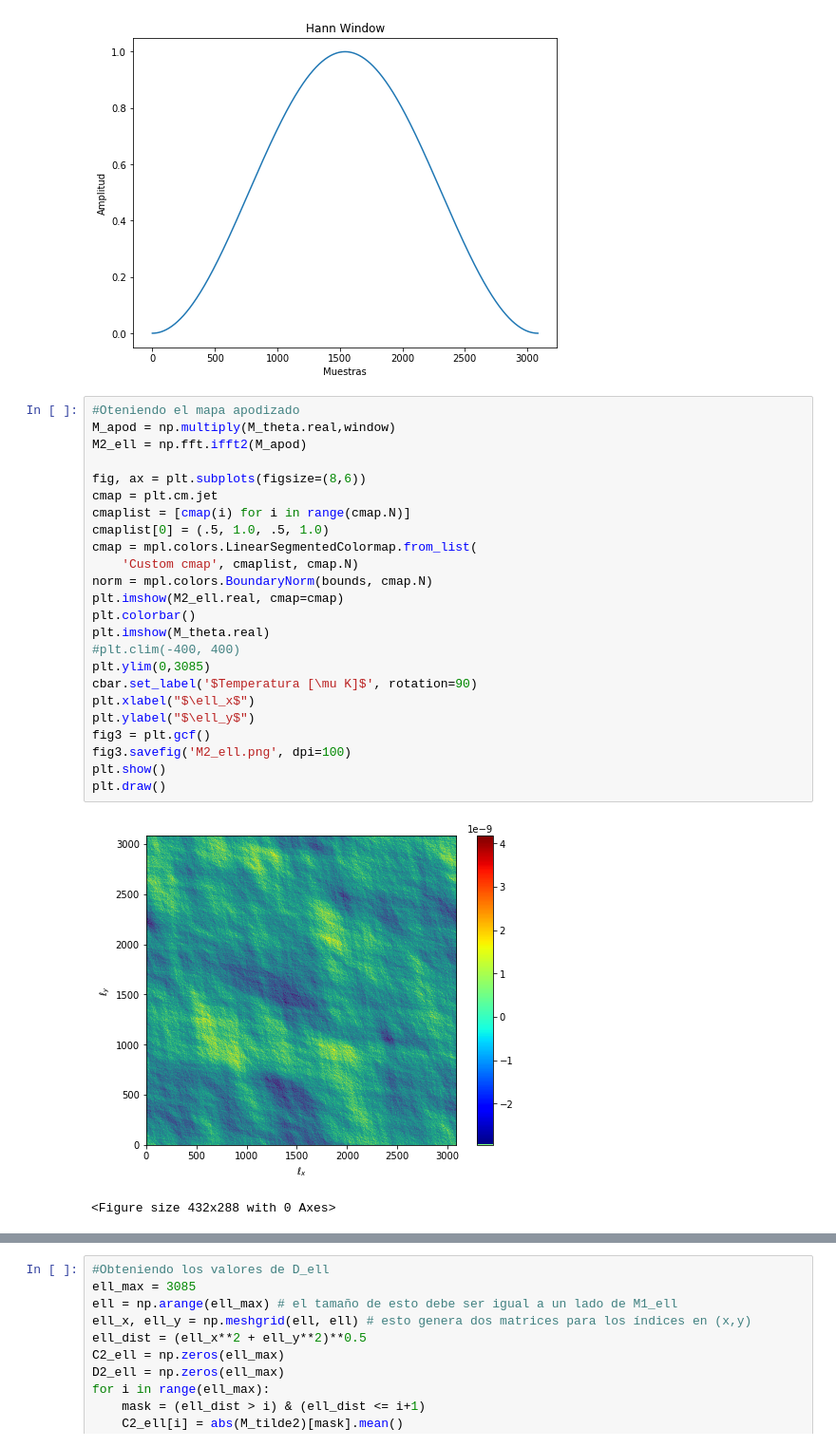
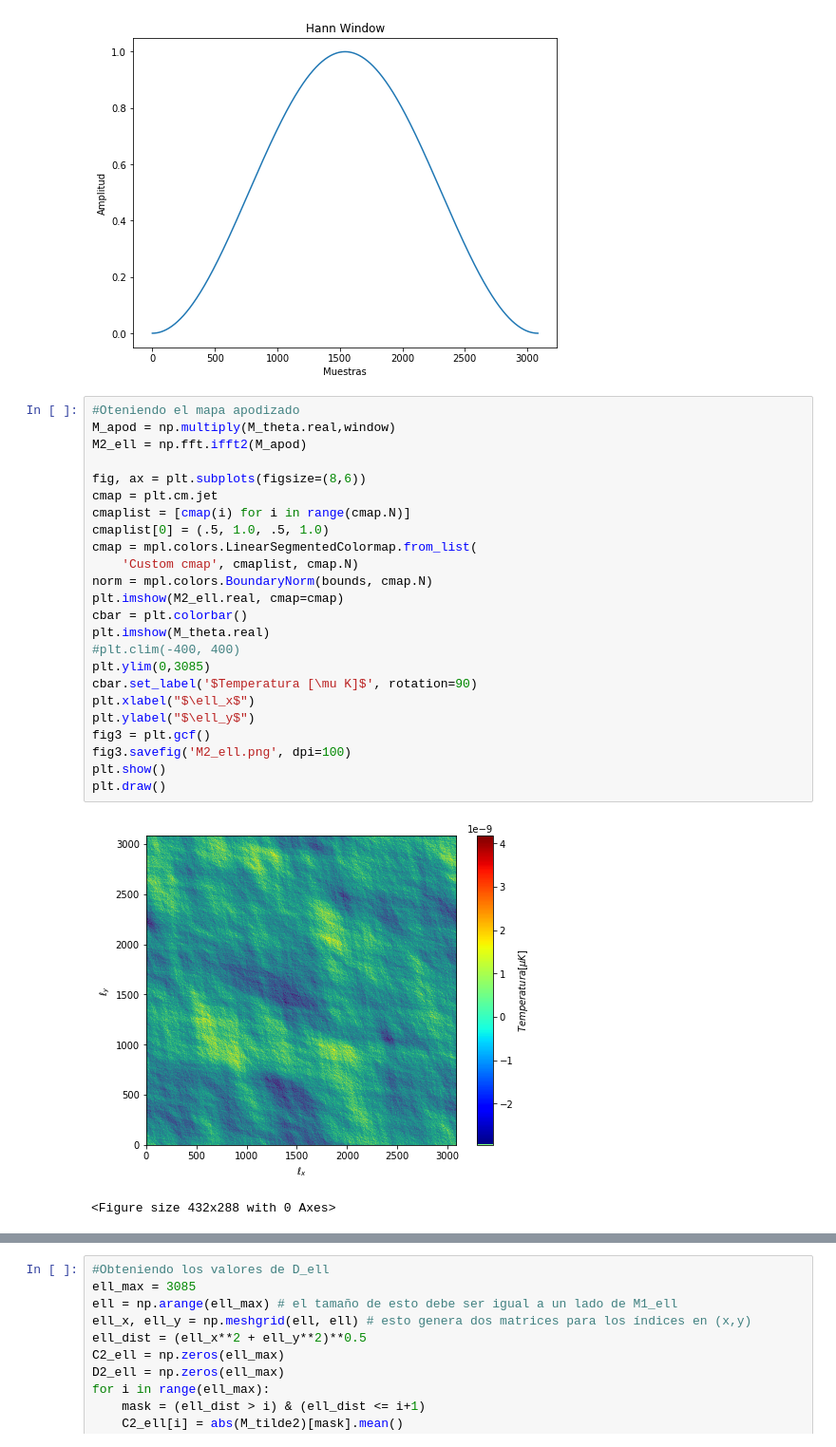
Before and after one commit to Cony06/mapacmb, a Jupyter notebook: tarea2_parte1y2.ipynb, the cells around one changed output, grey strips where cells are left out. Shown at 95% size. Saved outputs shown, nothing was run; the diff lists cells and outputs as text.

```diff
--- a/tarea2_parte1y2.ipynb
+++ b/tarea2_parte1y2.ipynb
@@ -160,29 +166,29 @@ plt.show()
 # %%
 #Oteniendo el mapa apodizado
 M_apod = np.multiply(M_theta.real,window)
 M2_ell = np.fft.ifft2(M_apod)
 
 fig, ax = plt.subplots(figsize=(8,6))
 cmap = plt.cm.jet
 cmaplist = [cmap(i) for i in range(cmap.N)]
 cmaplist[0] = (.5, 1.0, .5, 1.0)
 cmap = mpl.colors.LinearSegmentedColormap.from_list(
     'Custom cmap', cmaplist, cmap.N)
 norm = mpl.colors.BoundaryNorm(bounds, cmap.N)
 plt.imshow(M2_ell.real, cmap=cmap)
-plt.colorbar()
+cbar = plt.colorbar()
 plt.imshow(M_theta.real)
 #plt.clim(-400, 400)
 plt.ylim(0,3085)
 cbar.set_label('$Temperatura [\mu K]$', rotation=90)
 plt.xlabel("$\ell_x$")
 plt.ylabel("$\ell_y$")
 fig3 = plt.gcf()
 fig3.savefig('M2_ell.png', dpi=100)
 plt.show()
 plt.draw()
 # %% [output]
-[figure, old version]
+[figure, new version]
 <Figure size 432x288 with 0 Axes>
 # %%
 #Oteniendo el mapa apodizado reescalado
```
Also changed, not shown: parts of 3 cells of this notebook.
